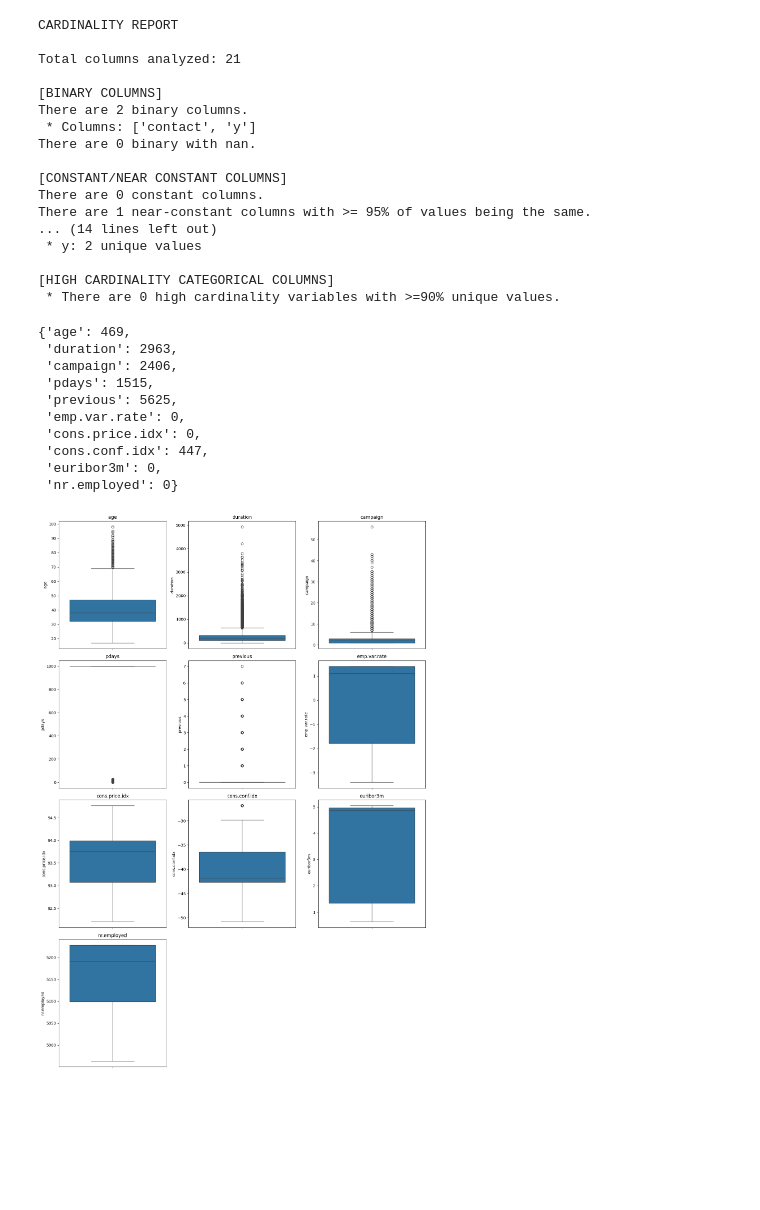
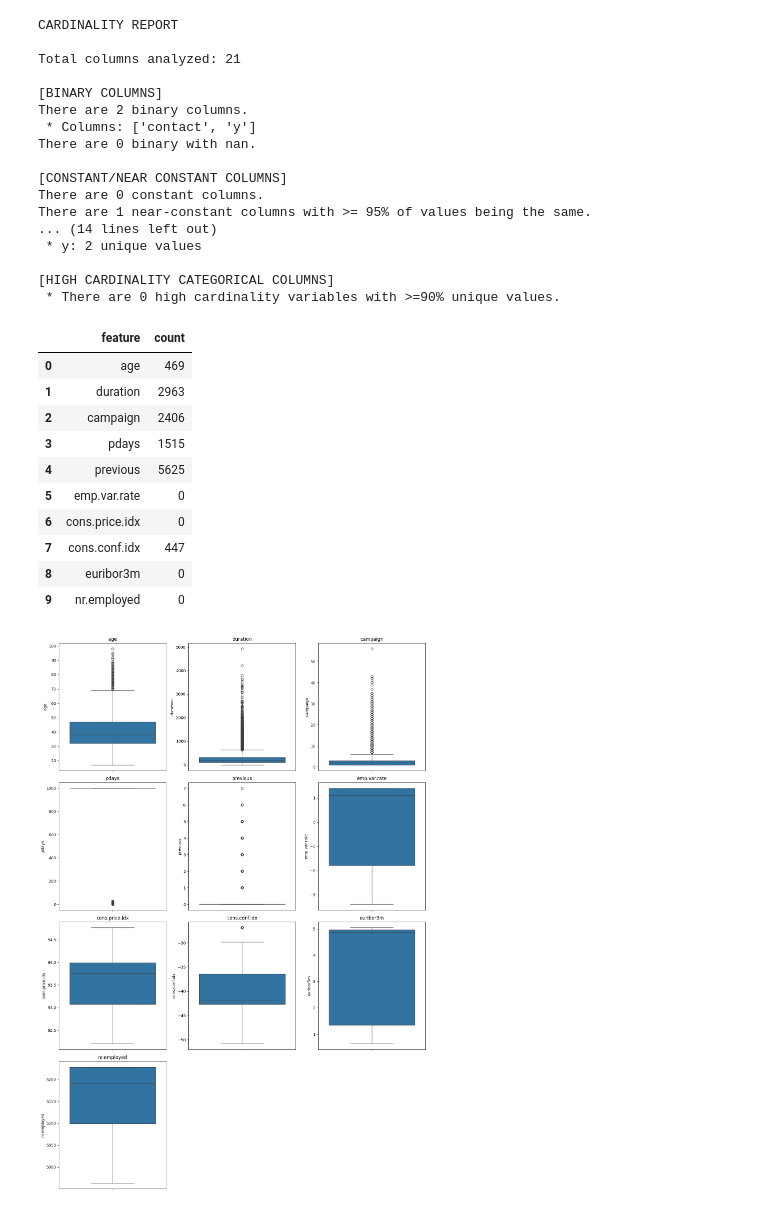
Before and after one commit to junclemente/ads504-final_project, a Jupyter notebook: notebooks/Preprocess-jc.ipynb, the cells around one changed output. Cells and saved outputs as stored; diff of their text form; code cells hidden in the pictures; blank space fills up the shorter version.

```diff
--- a/notebooks/Preprocess-jc.ipynb
+++ b/notebooks/Preprocess-jc.ipynb
@@ -68,18 +68,24 @@ There are 1 near-constant columns with >= 95% of values being the same.
 [HIGH CARDINALITY CATEGORICAL COLUMNS]
  * There are 0 high cardinality variables with >=90% unique values.
 # %%
-jeda.detect_outliers_iqr(df)
+# get total count of outliers
+outliers = jeda.detect_outliers_iqr(df)
+
+# create dataframe
+outliers_df = pd.DataFrame(list(outliers.items()), columns=["feature", "count"])
+display(outliers_df)
 # %% [output]
-{'age': 469,
- 'duration': 2963,
- 'campaign': 2406,
- 'pdays': 1515,
- 'previous': 5625,
- 'emp.var.rate': 0,
- 'cons.price.idx': 0,
- 'cons.conf.idx': 447,
- 'euribor3m': 0,
- 'nr.employed': 0}
+|  | feature | count |
+| 0 | age | 469 |
+| 1 | duration | 2963 |
+| 2 | campaign | 2406 |
+| 3 | pdays | 1515 |
+| 4 | previous | 5625 |
+| 5 | emp.var.rate | 0 |
+| 6 | cons.price.idx | 0 |
+| 7 | cons.conf.idx | 447 |
+| 8 | euribor3m | 0 |
+| 9 | nr.employed | 0 |
 # %%
 jeda.plot_outlier_boxplots(df)
 # %% [output]
```
Also changed, not shown: parts of 6 cells of this notebook.
